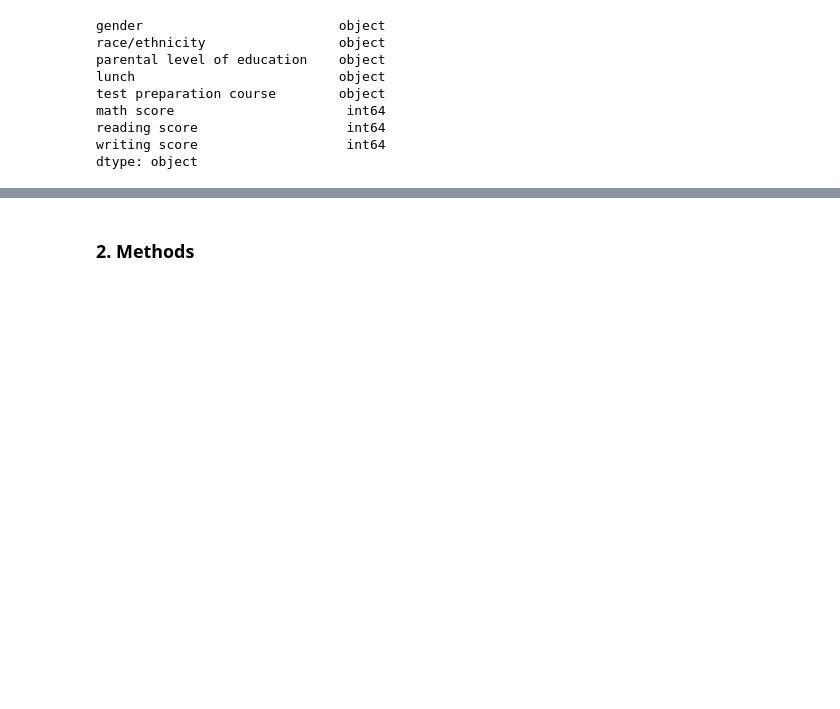
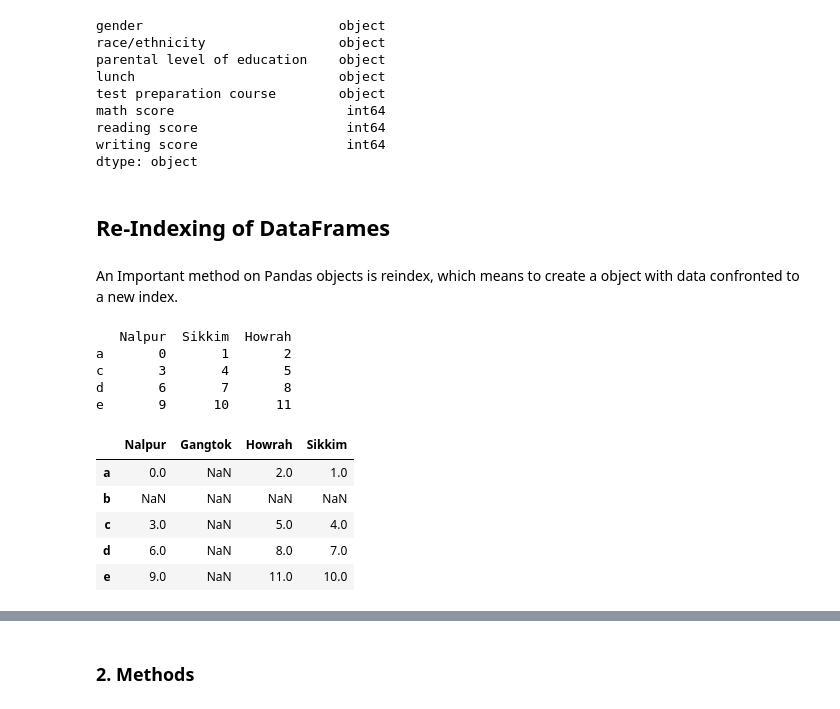
Before and after one commit to cgcb-01/Python-and-data-science-notes, a Jupyter notebook: Data Handling/pandasNotes.ipynb, the cells around one changed output, grey strips where cells are left out. Cells and saved outputs as stored; diff of their text form; code cells hidden in the pictures; blank space fills up the shorter version.

Commit message:
Pandas reindexing and dropping of axis

```diff
--- a/Data Handling/pandasNotes.ipynb
+++ b/Data Handling/pandasNotes.ipynb
@@ -125,3 +125,28 @@ math score                      int64
 reading score                   int64
 writing score                   int64
 dtype: object
+# %% [markdown]
+## Re-Indexing of DataFrames
+# %% [markdown]
+An Important method on Pandas objects is reindex, which means to create a object with data confronted to a new index.
+# %%
+import pandas as pd
+import numpy as np
+obj=np.arange(12).reshape(4,3)
+df=pd.DataFrame(obj,index=['a','c','d','e'],columns=['Nalpur','Sikkim','Howrah'])
+print(df)
+# printing After Reindexing the data
+df.reindex(index=['a','b','c','d'],columns=['Nalpur','Gangtok','Howrah']) # here b and Gangtok was not there so NaN
+df.reindex(index=['a','b','c','d','e'],columns=['Nalpur','Gangtok','Howrah','Sikkim'])
+# %% [output]
+   Nalpur  Sikkim  Howrah
+a       0       1       2
+c       3       4       5
+d       6       7       8
+e       9      10      11
+|  | Nalpur | Gangtok | Howrah | Sikkim |
+| a | 0.0 | NaN | 2.0 | 1.0 |
+| b | NaN | NaN | NaN | NaN |
+| c | 3.0 | NaN | 5.0 | 4.0 |
+| d | 6.0 | NaN | 8.0 | 7.0 |
+| e | 9.0 | NaN | 11.0 | 10.0 |
```
Also changed, not shown: parts of 3 cells of this notebook.
